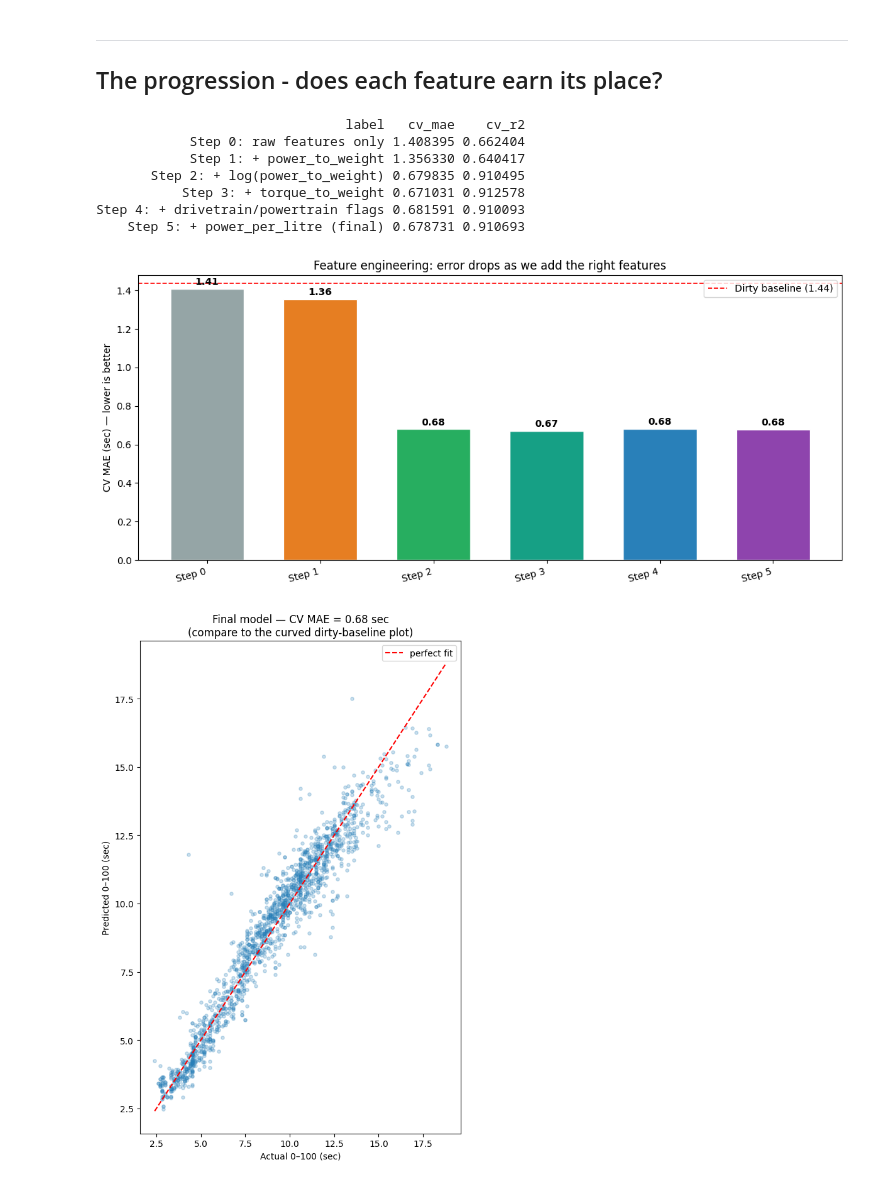
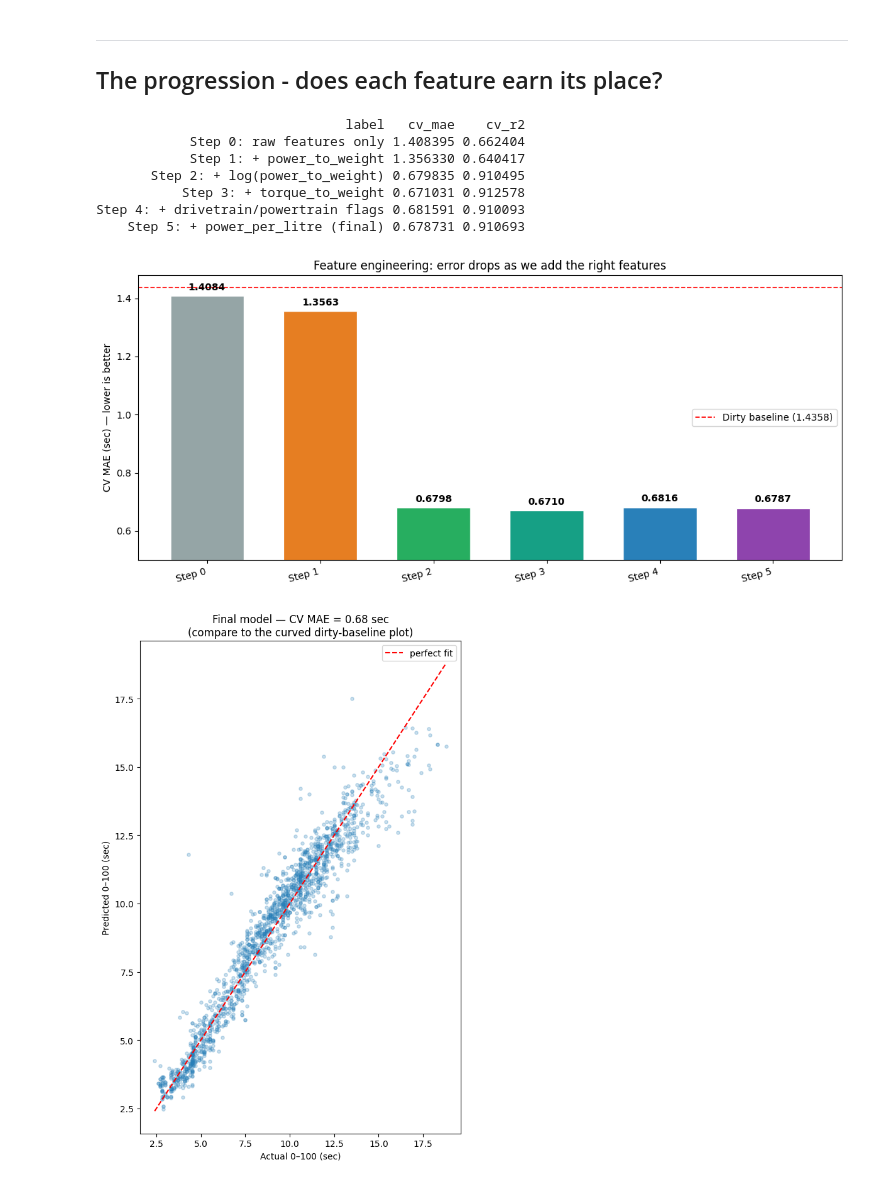
Before and after one commit to marizxv/cartuner-ai, a Jupyter notebook: notebooks/04_features.ipynb, the cells around one changed output. Drawn from its saved outputs; the diff is of its cells as text; code cells hidden in the pictures.

```diff
--- a/notebooks/04_features.ipynb
+++ b/notebooks/04_features.ipynb
@@ -192,36 +192,37 @@ Step 5: + power_per_litre (final)          CV MAE = 0.679 sec   R² = 0.911
 # %%
 res_df = pd.DataFrame(results)
 print(res_df[['label', 'cv_mae', 'cv_r2']].to_string(index=False))
 
 import json
 with open('../data/interim/baseline_scores.json') as _f:
     DIRTY_MAE = json.load(_f)['dirty_cv_mae']  # from notebook 02 — never goes stale
 
 fig, ax = plt.subplots(figsize=(11, 5))
 labels = [r['label'].split(':')[0] for r in results]
 maes   = [r['cv_mae'] for r in results]
 colors = ['#95a5a6', '#e67e22', '#27ae60', '#16a085', '#2980b9', '#8e44ad']
 bars = ax.bar(labels, maes, color=colors[:len(labels)], edgecolor='white', width=0.65)
-ax.axhline(DIRTY_MAE, color='red', linestyle='--', lw=1.2, label=f'Dirty baseline ({DIRTY_MAE:.2f})')
+ax.axhline(DIRTY_MAE, color='red', linestyle='--', lw=1.2, label=f'Dirty baseline ({DIRTY_MAE:.4f})')
 ax.set_ylabel('CV MAE (sec) — lower is better')
 ax.set_title('Feature engineering: error drops as we add the right features')
 ax.legend()
 for bar, mae in zip(bars, maes):
-    ax.text(bar.get_x() + bar.get_width()/2, mae + 0.02, f'{mae:.2f}',
+    ax.text(bar.get_x() + bar.get_width()/2, mae + 0.02, f'{mae:.4f}',
             ha='center', fontsize=10, fontweight='bold')
 plt.xticks(rotation=15, ha='right')
+ax.set_ylim(bottom=0.5)
 plt.tight_layout()
 plt.savefig('../docs/feature_progression.png', dpi=120)
 plt.show()
 # %% [output]
                                 label   cv_mae    cv_r2
             Step 0: raw features only 1.408395 0.662404
             Step 1: + power_to_weight 1.356330 0.640417
        Step 2: + log(power_to_weight) 0.679835 0.910495
            Step 3: + torque_to_weight 0.671031 0.912578
 Step 4: + drivetrain/powertrain flags 0.681591 0.910093
     Step 5: + power_per_litre (final) 0.678731 0.910693
-[figure, old version]
+[figure, new version]
 # %%
 # Final predicted-vs-actual scatter, to compare against the dirty baseline plot
 d = df.dropna(subset=ALL_FEATURES + [TARGET])
```
Also changed, not shown: parts of 1 cell of this notebook, 4 other files.
